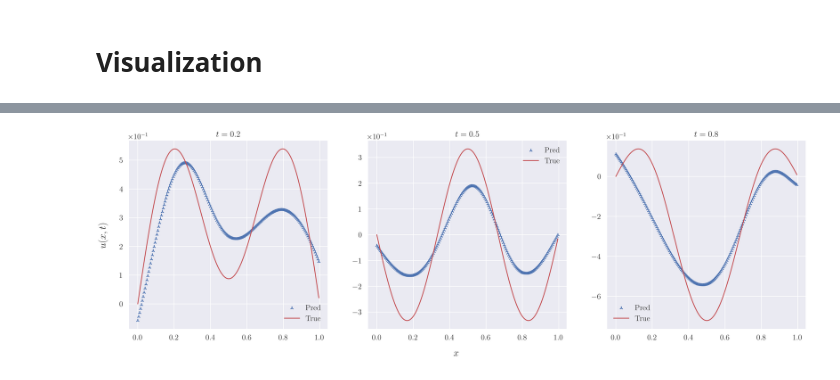
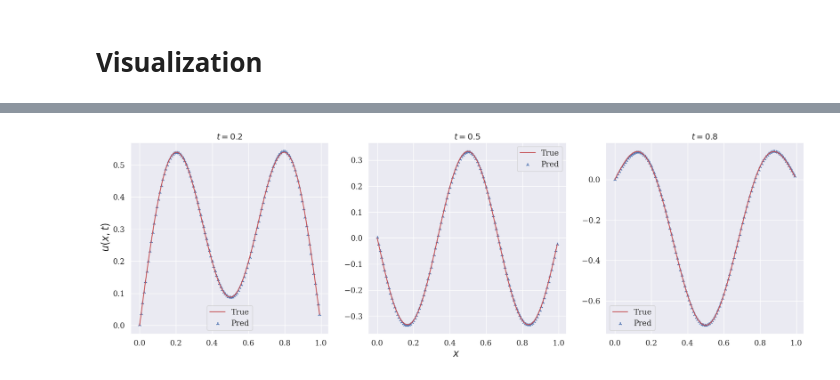
Before and after one commit to DURUII/Replica-PINNs, a Jupyter notebook: Wave Equation/Wave.ipynb, the cells around one changed output, grey strips where cells are left out. Saved outputs shown, nothing was run; the diff lists cells and outputs as text; code cells hidden in the pictures.

```diff
--- a/Wave Equation/Wave.ipynb
+++ b/Wave Equation/Wave.ipynb
@@ -258,17 +274,17 @@ import plotly.express as px
 
 %matplotlib inline
 
-plt.style.use(['ipynb', 'use_mathtext', 'colors5-light', 'science'])
+# plt.style.use(['ipynb', 'use_mathtext', 'colors5-light', 'science'])
 sns.set_style('whitegrid')
 sns.set_palette('RdBu')
 sns.set(
-    rc={'text.usetex': True},
+    # rc={'text.usetex': True},
     font='serif',
     font_scale=1.2
 )
 # %%
 # Data
-h, k = 0.005, 0.005
+h, k = 0.008, 0.008
 x, t = torch.arange(0, 1, h), torch.arange(0, 1, k)
 X = torch.stack(torch.meshgrid(x, t)).reshape(2, -1).T
 X = X.to(device)
@@ -289,7 +305,7 @@ with torch.no_grad():
         len(x), len(t)).detach().cpu().numpy()
     y_pred = model(X).reshape(len(x), len(t)).detach().cpu().numpy()
 # %%
-fig, ax = plt.subplots(1, 1, figsize=(10, 10))
+fig, ax = plt.subplots(1, 1, figsize=(10, 7.5))
 g = sns.heatmap(y_pred, cmap='rainbow', ax=ax)
 ax.set_xticklabels([])
 ax.set_yticklabels([])
@@ -301,19 +317,19 @@ plt.show()
 # %%
 fig, axes = plt.subplots(1, 3, figsize=(21, 6))
 for t, ax in zip([0.2, 0.5, 0.8], axes):
     xs = torch.arange(0, 1, h).unsqueeze(dim=1).to(device)
-    ts = (torch.ones(x.shape)*t).to(device)
+    ts = (torch.ones(xs.shape)*t).to(device)
+    ax.plot(x.detach().cpu(),
+            ground_truth(xs, ts).detach().cpu(),
+            color='C3', marker='', label='True')
     ax.scatter(x.detach().cpu(),
                model(torch.cat([xs, ts], dim=1)).detach().cpu(),
                color='C0', marker='2', label='Pred')
-    ax.plot(x.detach().cpu(),
-            ground_truth(xs, ts).detach().cpu(),
-            color='C3', marker='', label='True')
     ax.set_title(f'$t={t}$')
     ax.legend()
 
 fig.supxlabel('$x$')
 fig.supylabel('$u(x, t)$', x=0.09)
 plt.show()
 # %% [output]
-[figure, old version]
+[figure, new version]
```
Also changed, not shown: parts of 3 cells of this notebook.
